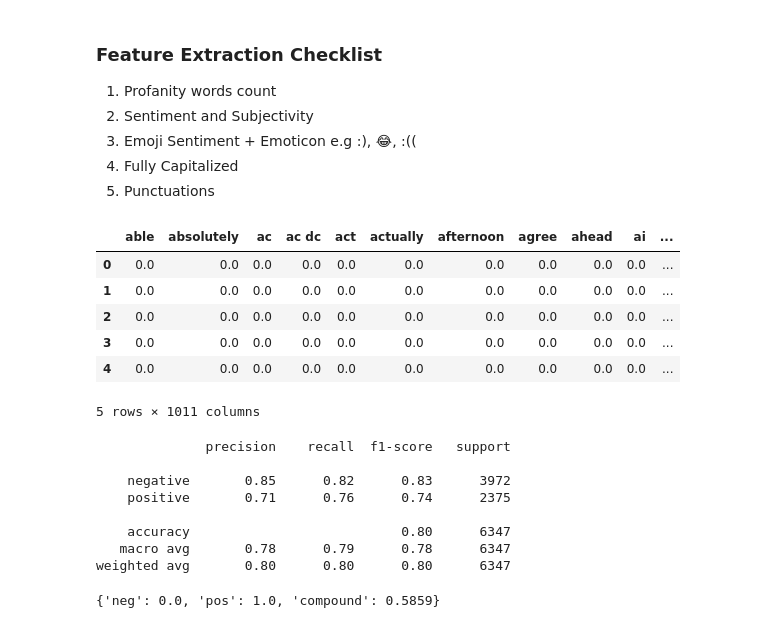
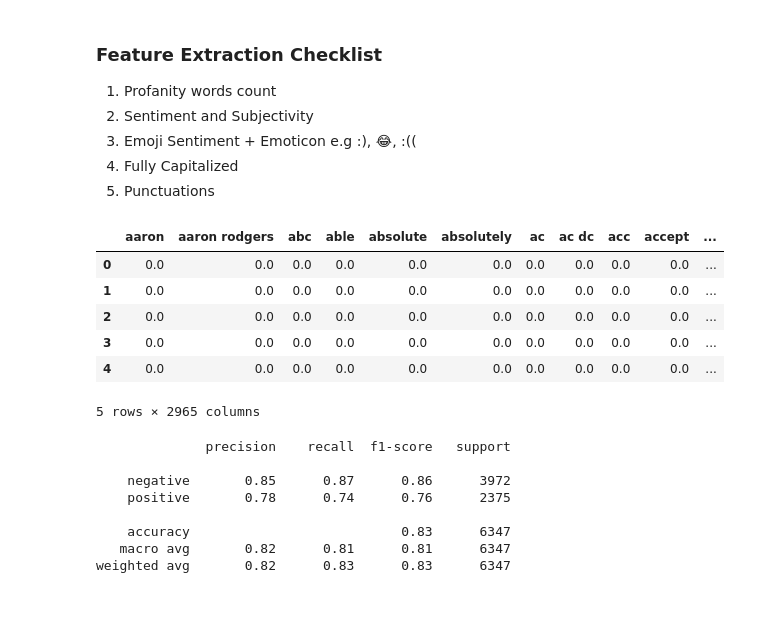
Before and after one commit to seggle01/EPL499-Team-Project-Team5, a Jupyter notebook: src/EPL499 Twitter Sentiment Classification Team 5.ipynb, the cells around one changed output. Cells and saved outputs as stored; diff of their text form; code cells hidden in the pictures.

```diff
--- a/src/EPL499 Twitter Sentiment Classification Team 5.ipynb
+++ b/src/EPL499 Twitter Sentiment Classification Team 5.ipynb
@@ -277,16 +340,20 @@ tfidf_train, tfidf_test, vectorizer = tfidf_features(clean_text_train, clean_tex
-# %%
-X_train.head(5)
-# %% [output]
-|  | able | absolutely | ac | ac dc | act | actually | afternoon | agree | ahead | ai | ... |
-| 0 | 0.0 | 0.0 | 0.0 | 0.0 | 0.0 | 0.0 | 0.0 | 0.0 | 0.0 | 0.0 | ... |
-| 1 | 0.0 | 0.0 | 0.0 | 0.0 | 0.0 | 0.0 | 0.0 | 0.0 | 0.0 | 0.0 | ... |
-| 2 | 0.0 | 0.0 | 0.0 | 0.0 | 0.0 | 0.0 | 0.0 | 0.0 | 0.0 | 0.0 | ... |
-| 3 | 0.0 | 0.0 | 0.0 | 0.0 | 0.0 | 0.0 | 0.0 | 0.0 | 0.0 | 0.0 | ... |
-| 4 | 0.0 | 0.0 | 0.0 | 0.0 | 0.0 | 0.0 | 0.0 | 0.0 | 0.0 | 0.0 | ... |
-5 rows × 1011 columns
 # %%
-X_train_features = X_train.drop(columns=['text'])
-X_test_features = X_test.drop(columns=['text'])
+feature_functions = [
+    lambda text: count_specified_punctuations(text, punct_list),
+    lambda text: count_profanity_words(text, profanity_words),
+    count_all_capital_tokens,
+    count_not,
+    count_sad_emoticons,
+    count_happy_emoticons,
+    count_elongated_words,
+    count_positive_words,
+    count_negative_words,
+    uppercase_ratio,
+    # count_pos_tags,
+    # count_named_entities,
+    get_sentiment_and_subjectivity,
+    get_hashtag_polarities
+]
 
 X_train = df_train[['text']].copy()
 X_test = df_test[['text']].copy()
@@ -300,40 +367,41 @@ for func in tqdm(feature_functions):
     X_train = pd.concat([X_train, temp_df], axis=1)
 
     results = X_test['text'].apply(lambda x: func(str(x))).tolist()
     temp_df = pd.DataFrame(results)
 
     temp_df.reset_index(drop=True, inplace=True)
     X_test.reset_index(drop=True, inplace=True)
     X_test = pd.concat([X_test, temp_df], axis=1)
 
 # Drop the text column from custom features
 X_train_custom = X_train.drop(columns=['text'])
 X_test_custom = X_test.drop(columns=['text'])
 
 # Concatenate TF-IDF + Custom Features
 tfidf_train.reset_index(drop=True, inplace=True)
 tfidf_test.reset_index(drop=True, inplace=True)
 X_train_custom.reset_index(drop=True, inplace=True)
 X_test_custom.reset_index(drop=True, inplace=True)
 
 X_train_combined = pd.concat([tfidf_train, X_train_custom], axis=1)
 X_test_combined = pd.concat([tfidf_test, X_test_custom], axis=1)
 
 # Convert column names to strings before scaling
 X_train_combined.columns = X_train_combined.columns.astype(str)
 X_test_combined.columns = X_test_combined.columns.astype(str)
 
 X_train_final = X_train_combined
 X_test_final = X_test_combined
 
 X_train_final.head(5)
-
-# # Normalize all features together
-# scaler = StandardScaler()
-# X_train_final = scaler.fit_transform(X_train_combined)
-# X_test_final = scaler.transform(X_test_combined)
-
-# print(X_train_final)
+# %% [output]
+|  | aaron | aaron rodgers | abc | able | absolute | absolutely | ac | ac dc | acc | accept | ... |
+| 0 | 0.0 | 0.0 | 0.0 | 0.0 | 0.0 | 0.0 | 0.0 | 0.0 | 0.0 | 0.0 | ... |
+| 1 | 0.0 | 0.0 | 0.0 | 0.0 | 0.0 | 0.0 | 0.0 | 0.0 | 0.0 | 0.0 | ... |
+| 2 | 0.0 | 0.0 | 0.0 | 0.0 | 0.0 | 0.0 | 0.0 | 0.0 | 0.0 | 0.0 | ... |
+| 3 | 0.0 | 0.0 | 0.0 | 0.0 | 0.0 | 0.0 | 0.0 | 0.0 | 0.0 | 0.0 | ... |
+| 4 | 0.0 | 0.0 | 0.0 | 0.0 | 0.0 | 0.0 | 0.0 | 0.0 | 0.0 | 0.0 | ... |
+5 rows × 2965 columns
 # %%
 y_train = df_train['label']
 y_test = df_test['label']
@@ -341,8 +409,8 @@ y_test = df_test['label']
 model = SGDClassifier(
     loss='log_loss',
     learning_rate='adaptive',
-    max_iter=1000,
-    eta0=0.01,
+    max_iter=5000,
+    eta0=0.1,
     random_state=RANDOM_STATE
 )
 
@@ -353,27 +421,9 @@ print(classification_report(y_test, y_pred, target_names=['negative', 'positive'
 # %% [output]
               precision    recall  f1-score   support
 
-    negative       0.85      0.82      0.83      3972
-    positive       0.71      0.76      0.74      2375
+    negative       0.85      0.87      0.86      3972
+    positive       0.78      0.74      0.76      2375
 
-    accuracy                           0.80      6347
-   macro avg       0.78      0.79      0.78      6347
-weighted avg       0.80      0.80      0.80      6347
+    accuracy                           0.83      6347
+   macro avg       0.82      0.81      0.81      6347
+weighted avg       0.82      0.83      0.83      6347
-# %%
-import emoji
-from vaderSentiment.vaderSentiment import SentimentIntensityAnalyzer
-
-def analyze_sentiment_no_neutral(text):
-    text = emoji.demojize(text)
-    analyzer = SentimentIntensityAnalyzer()
-    scores = analyzer.polarity_scores(text)
-
-    # remove 'neu' key
-    filtered_scores = {k: v for k, v in scores.items() if k != 'neu'}
-    return filtered_scores
-
-# Example
-text = "xD"
-print(analyze_sentiment_no_neutral(text))
-# %% [output]
-{'neg': 0.0, 'pos': 1.0, 'compound': 0.5859}
```
Also changed, not shown: parts of 7 cells of this notebook, 1 other file.
